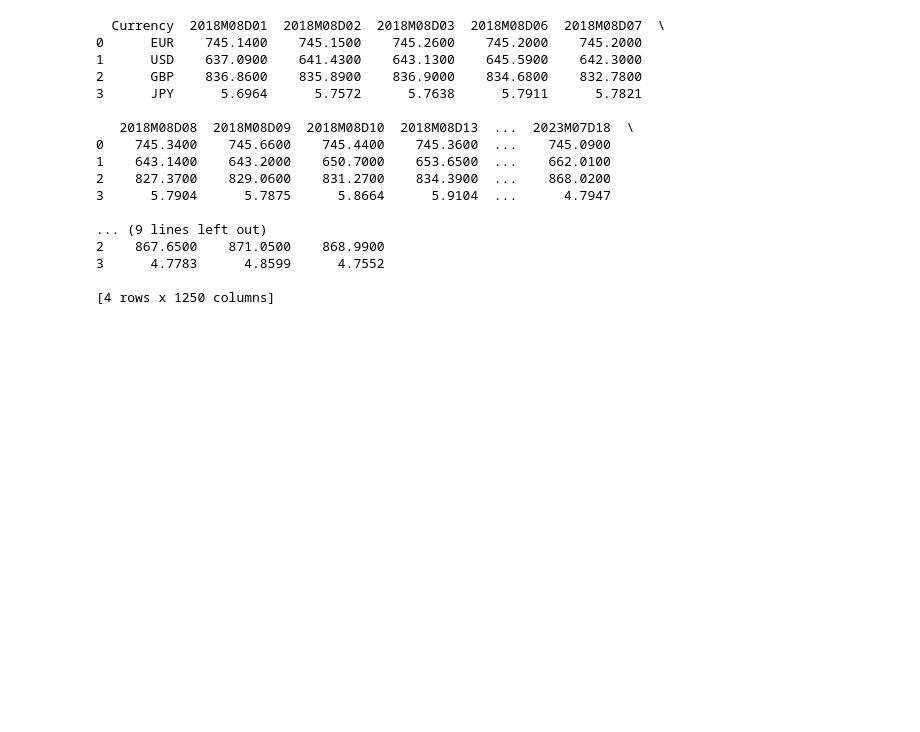
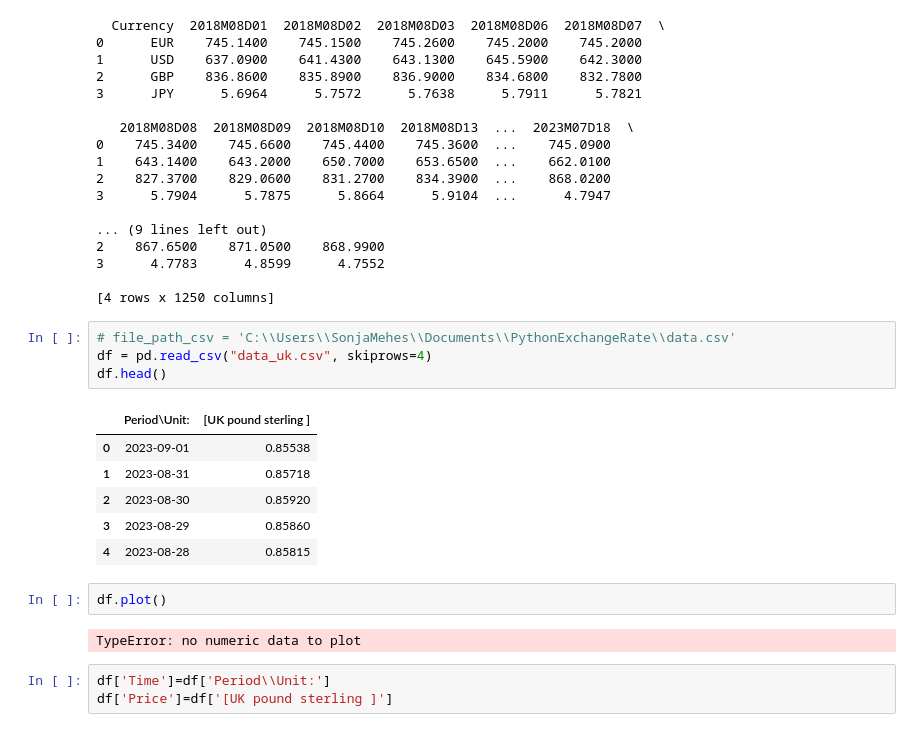
Before and after one commit to sonjamehes/PythonExchangeRate, a Jupyter notebook: test.ipynb, the cells around one changed output. Cells and saved outputs as stored; diff of their text form; blank space fills up the shorter version.

```diff
--- a/test.ipynb
+++ b/test.ipynb
@@ -66,3 +69,21 @@ print(df3)
 3      4.7783      4.8599      4.7552
 
 [4 rows x 1250 columns]
+# %%
+# file_path_csv = 'C:\\Users\\SonjaMehes\\Documents\\PythonExchangeRate\\data.csv'
+df = pd.read_csv("data_uk.csv", skiprows=4)
+df.head()
+# %% [output]
+|  | Period\Unit: | [UK pound sterling ] |
+| 0 | 2023-09-01 | 0.85538 |
+| 1 | 2023-08-31 | 0.85718 |
+| 2 | 2023-08-30 | 0.85920 |
+| 3 | 2023-08-29 | 0.85860 |
+| 4 | 2023-08-28 | 0.85815 |
+# %%
+df.plot()
+# %% [output]
+TypeError: no numeric data to plot
+# %%
+df['Time']=df['Period\\Unit:']
+df['Price']=df['[UK pound sterling ]']
```
Also changed, not shown: parts of 11 cells of this notebook, 4 other files.
